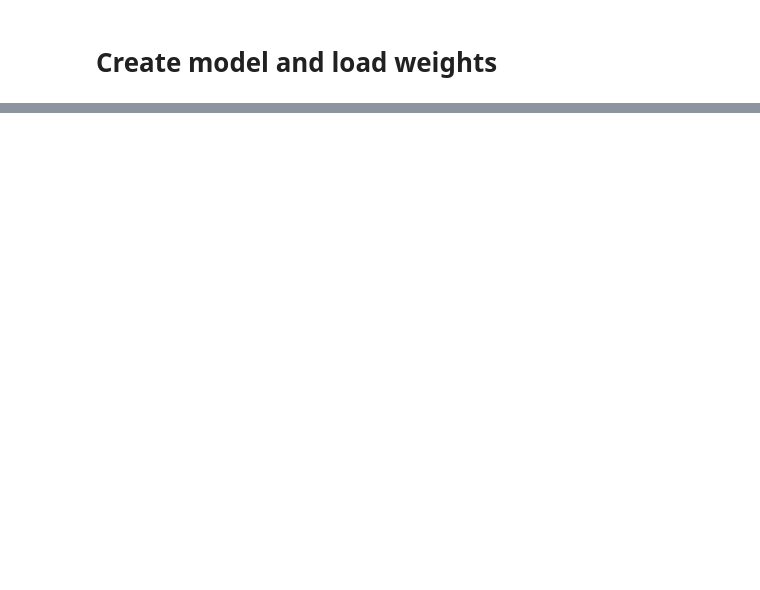
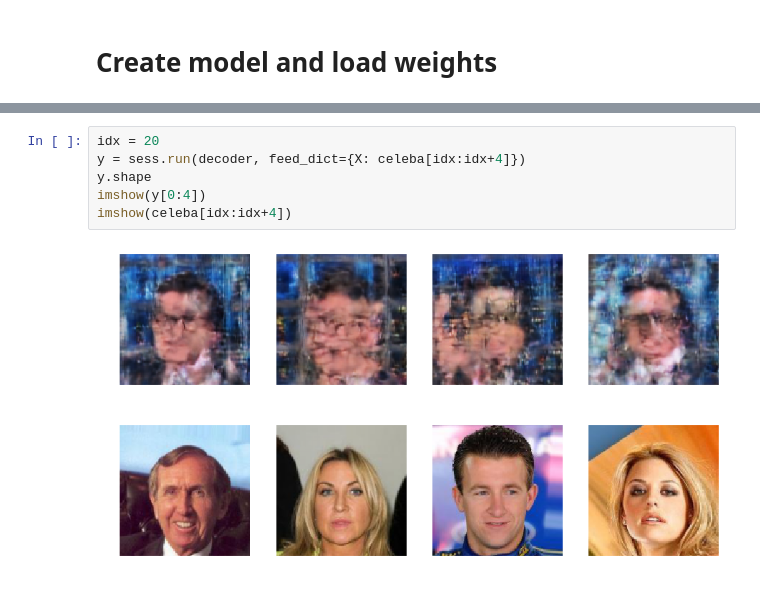
Before and after one commit to ReidWilliams/GANs, a Jupyter notebook: notebooks/working-vanilla-vae-celeba.ipynb, the cells around one changed output, grey strips where cells are left out. Cells and saved outputs as stored; diff of their text form; blank space fills up the shorter version.

```diff
--- a/notebooks/working-vanilla-vae-celeba.ipynb
+++ b/notebooks/working-vanilla-vae-celeba.ipynb
@@ -62 +93,10 @@ KeyboardInterrupt:
+# %%
+idx = 20
+y = sess.run(decoder, feed_dict={X: celeba[idx:idx+4]})
+y.shape
+imshow(y[0:4])
+imshow(celeba[idx:idx+4])
+# %% [output]
+[figure, added]
+[figure, added]
 # %%
```
Also changed, not shown: parts of 11 cells of this notebook.
